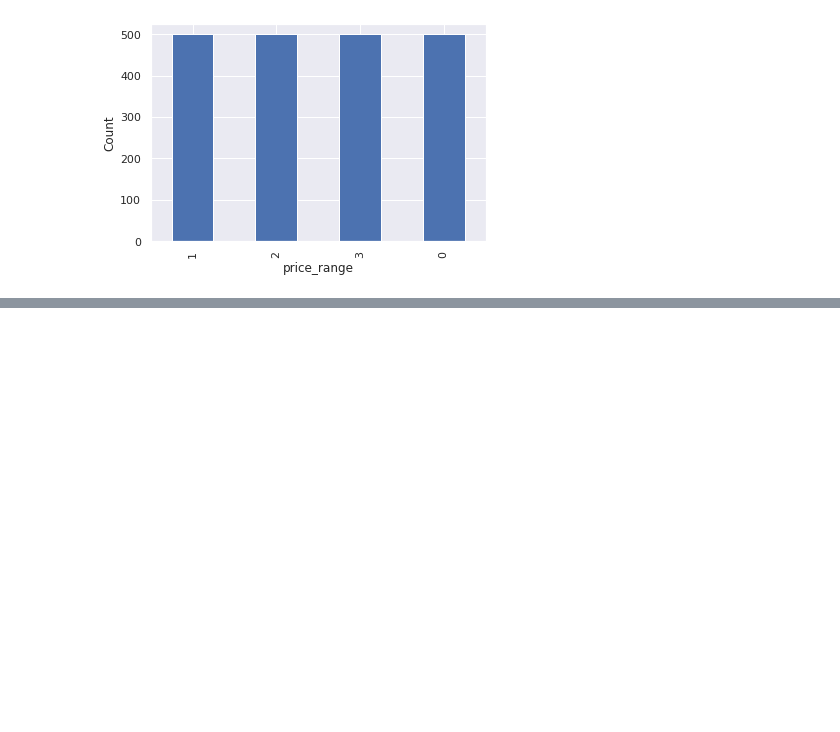
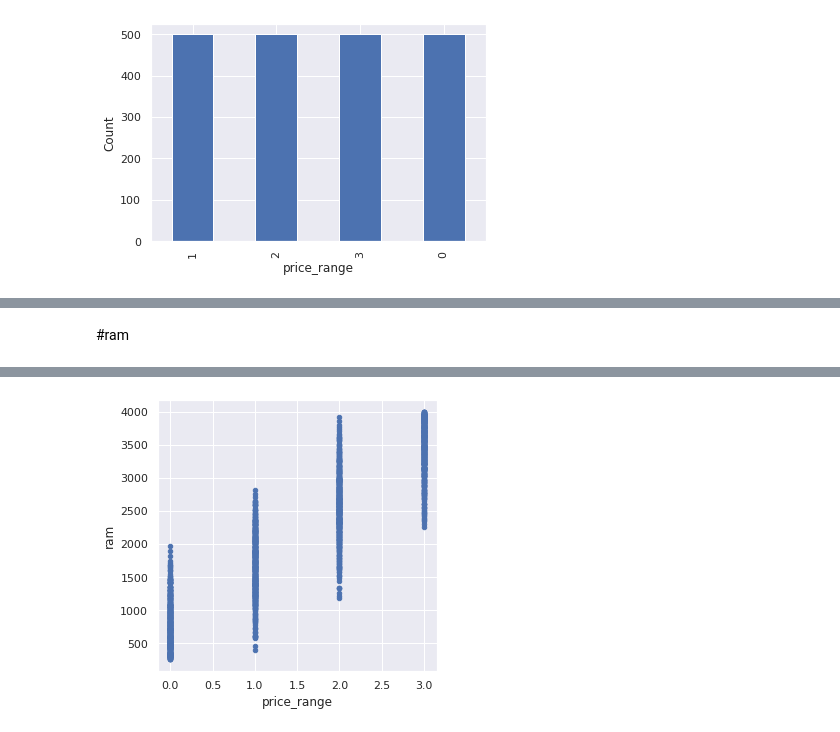
Before and after one commit to pritesh2292/Mobile-Price-Range-Prediction, a Jupyter notebook: Mobile_Price_Range_Prediction.ipynb, the cells around one changed output, grey strips where cells are left out. Drawn from its saved outputs; the diff is of its cells as text; code cells hidden in the pictures; blank space fills up the shorter version.

```diff
--- a/Mobile_Price_Range_Prediction.ipynb
+++ b/Mobile_Price_Range_Prediction.ipynb
@@ -182,0 +200,6 @@ plt.show()
+# %% [markdown]
+#ram
+# %%
+df.plot(x='price_range',y='ram',kind='scatter')
+plt.show()
+# %% [output]
@@ -182,0 +207 @@ plt.show()
+[figure, added]
```
Also changed, not shown: parts of 23 cells of this notebook.
